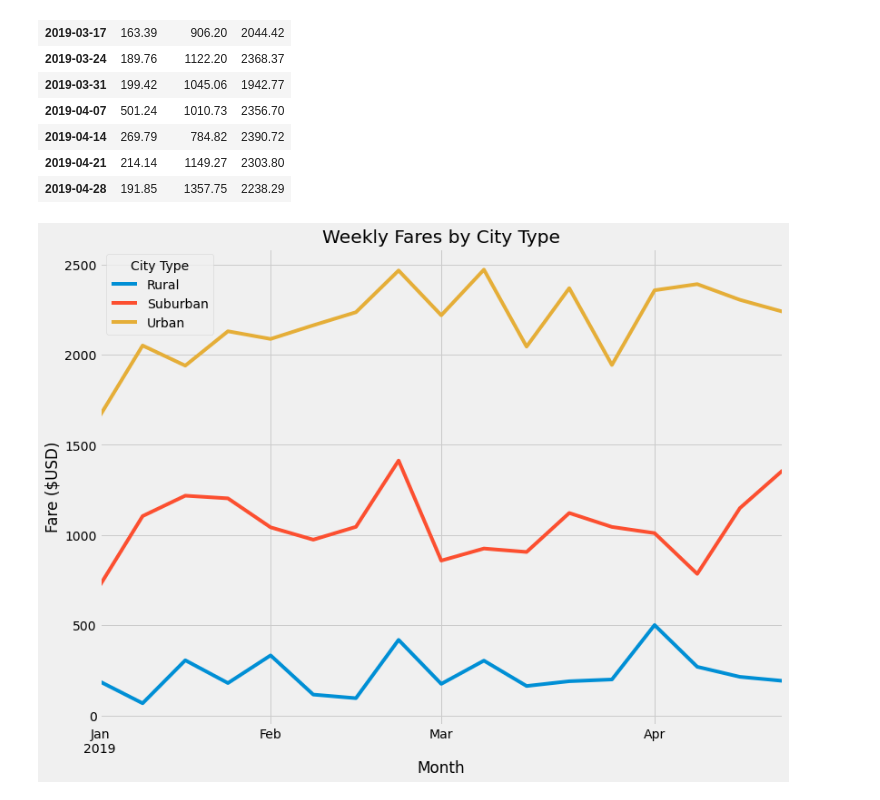
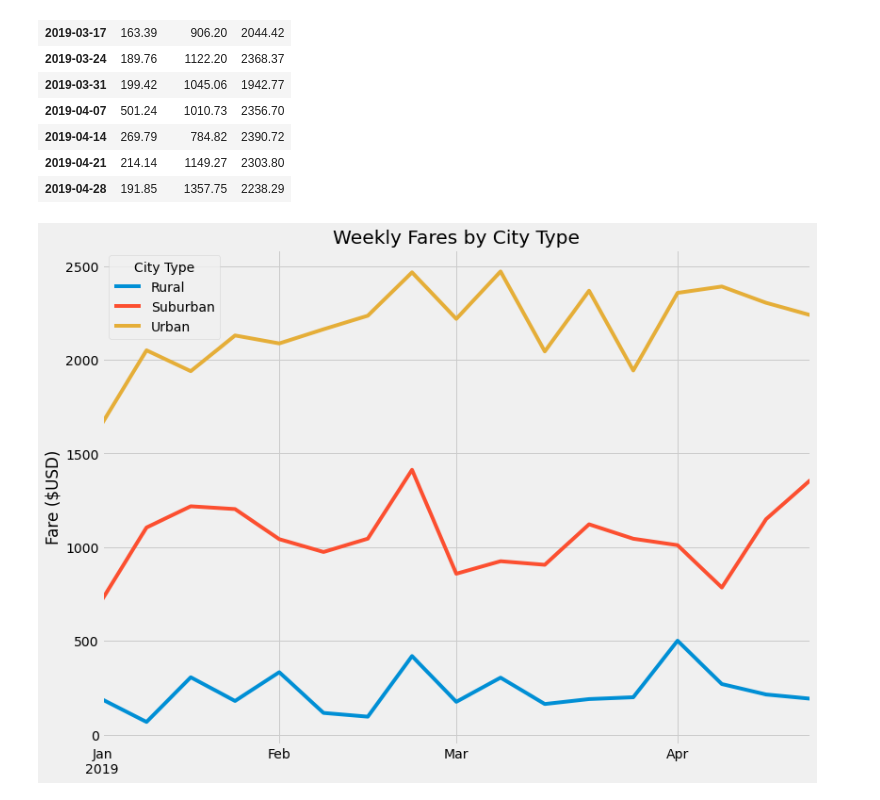
Before and after one commit to MairManson/PyBer_Analysis, a Jupyter notebook: PyBer_Challenge.ipynb, the cells around one changed output. Saved outputs shown, nothing was run; the diff lists cells and outputs as text; code cells hidden in the pictures.

```diff
--- a/PyBer_Challenge.ipynb
+++ b/PyBer_Challenge.ipynb
@@ -246,21 +246,21 @@ JanMay_weekly_farextype
 # %%
 # 8. Using the object-oriented interface method, plot the resample DataFrame using the df.plot() function.
 
 # Import the style from Matplotlib.
 from matplotlib import style
 # Use the graph style fivethirtyeight.
 style.use('fivethirtyeight')
 
 JanMay_weekly_farextype.plot(figsize=(12, 10))
 
 plt.title('Weekly Fares by City Type')
 plt.ylabel('Fare ($USD)')
-plt.xlabel('Month')
+plt.xlabel('')
 plt.subplots_adjust(bottom=0.15)
 
 # Generate legend
 plt.legend(loc=2, title='City Type')
-plt.savefig('Analysis/PyBer_fare_summary.png')
+plt.savefig('./Analysis/PyBer_fare_summary.png')
 plt.show()
 # %% [output]
-[figure, old version]
+[figure, new version]
```
